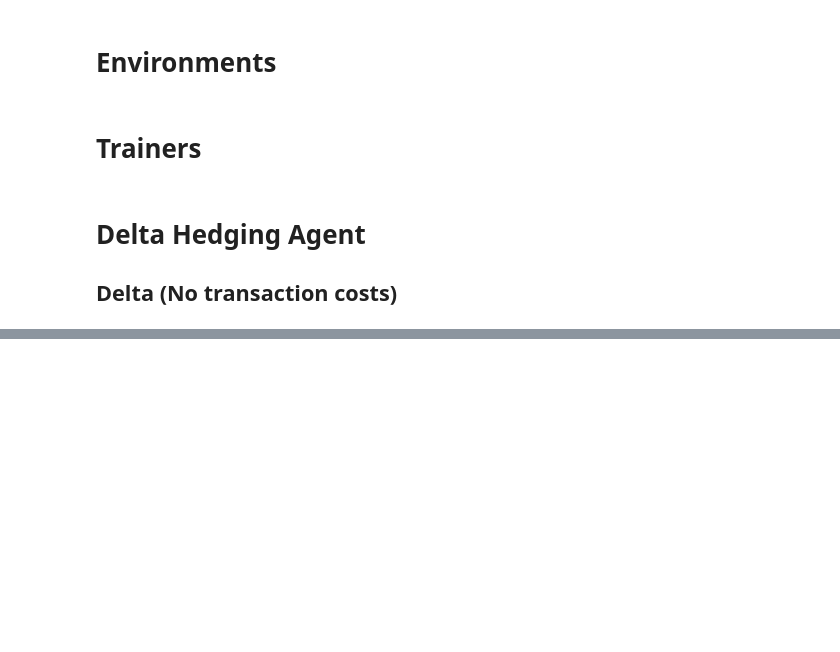
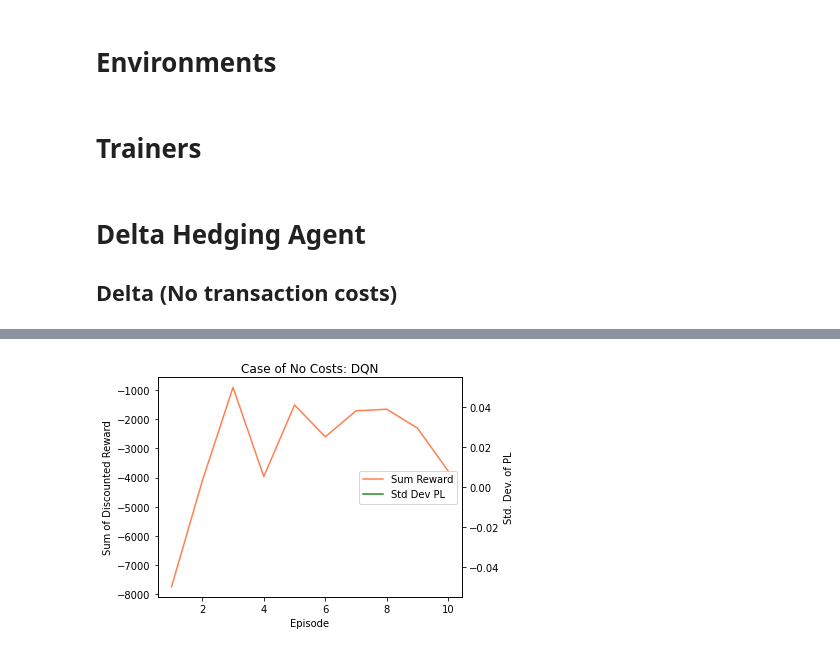
Before and after one commit to JurajZelman/deep-hedging-RL, a Jupyter notebook: deepHedging.ipynb, the cells around one changed output, grey strips where cells are left out. Saved outputs shown, nothing was run; the diff lists cells and outputs as text; code cells hidden in the pictures; blank space fills up the shorter version.

```diff
--- a/deepHedging.ipynb
+++ b/deepHedging.ipynb
@@ -91,7 +97,8 @@ class BrainDQN:
         hidden_layers = [16, 16,]
         activation_func = 'relu'
         k_init = he_normal(seed=0)
-        optimizer = Adam(lr=0.001)
+        # optimizer = Adam(lr=0.001)
+        # optimizer = tf.keras.optimizers.Adam(learning_rate=0.001)
 
         self.model = Sequential()
         for i, fan_in in enumerate( ([input_dim,]+hidden_layers)[:-1] ):
@@ -104,7 +111,7 @@ class BrainDQN:
         # print(self.model)
 
         # Set how to train the model
-        self.model.compile(loss='mse', optimizer=optimizer,)
+        self.model.compile(loss='mse', optimizer="adam",)
         self._target_model = clone_model(self.model)
 
     def save(self, file_name):
@@ -678,6 +687,8 @@ class TrainerBS:
                 if episode%20 == 0: print("Episode {}:  P&L Std = {}".format(episode, np.round(std, 2)))
 
         return lst_std_pl, lst_r
+# %%
+train_models = True
 # %% [markdown]
 # Delta Hedging Agent
 
@@ -727,0 +790,25 @@ TypeError: unsupported operand type(s) for ** or pow(): 'NoneType' and 'int'
+# %%
+if train_models:
+    xs = np.array(list(range(1,len(lst_std_pl)+1)))
+    ys = np.array(lst_std_pl)
+    zs = np.array(lst_r)
+
+    fig = plt.figure(figsize=[6,4])
+
+    ax = fig.add_subplot(111)
+    ax.plot(xs, zs, color='coral', label='Sum Reward')
+    ax.set_xlabel('Episode')
+    ax.set_ylabel("Sum of Discounted Reward")
+    h1, l1 = ax.get_legend_handles_labels()
+
+    ax = ax.twinx()
+    ax.plot(xs, ys, color='forestgreen', label='Std Dev PL')
+    ax.set_ylabel("Std. Dev. of PL")
+    h2, l2 = ax.get_legend_handles_labels()
+
+    ax.legend(h1+h2, l1+l2, loc='center right')
+    ax.set_title('Case of No Costs: DQN')
+    plt.tight_layout()
+    plt.show()
+# %% [output]
+[figure, added]
```
Also changed, not shown: parts of 8 cells of this notebook.
